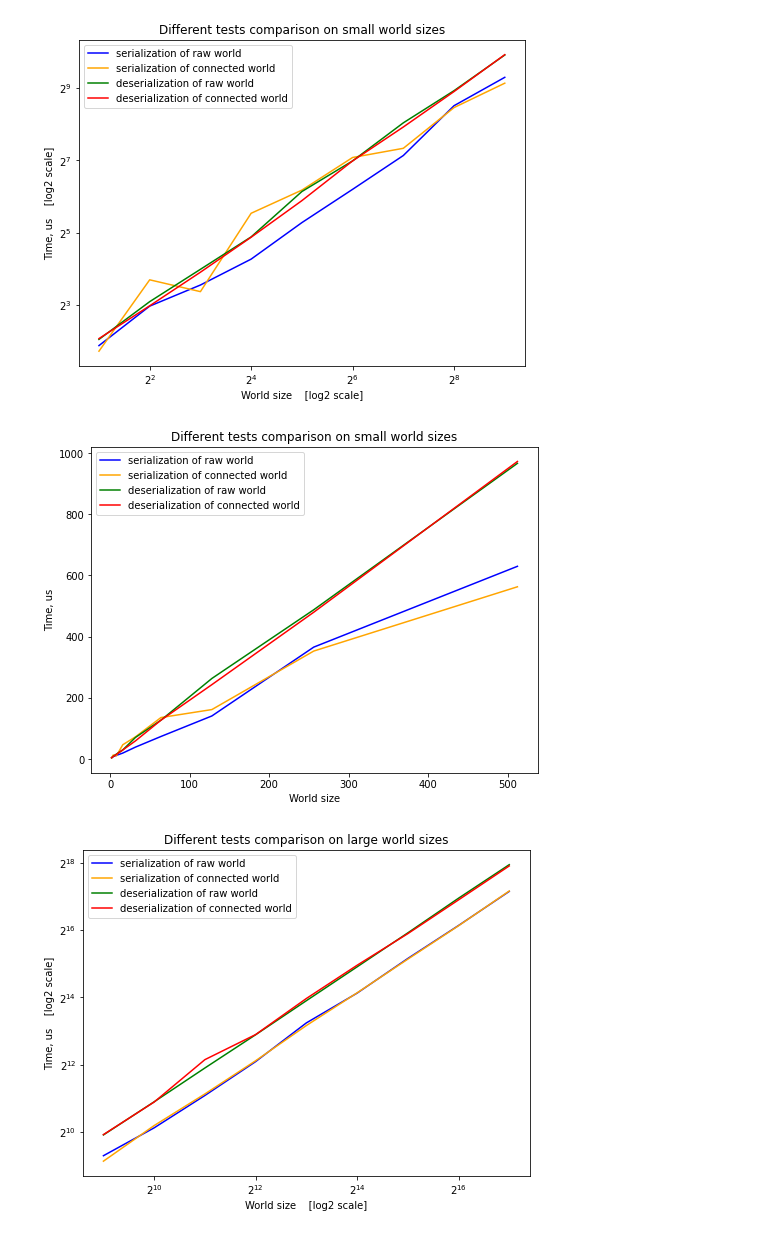
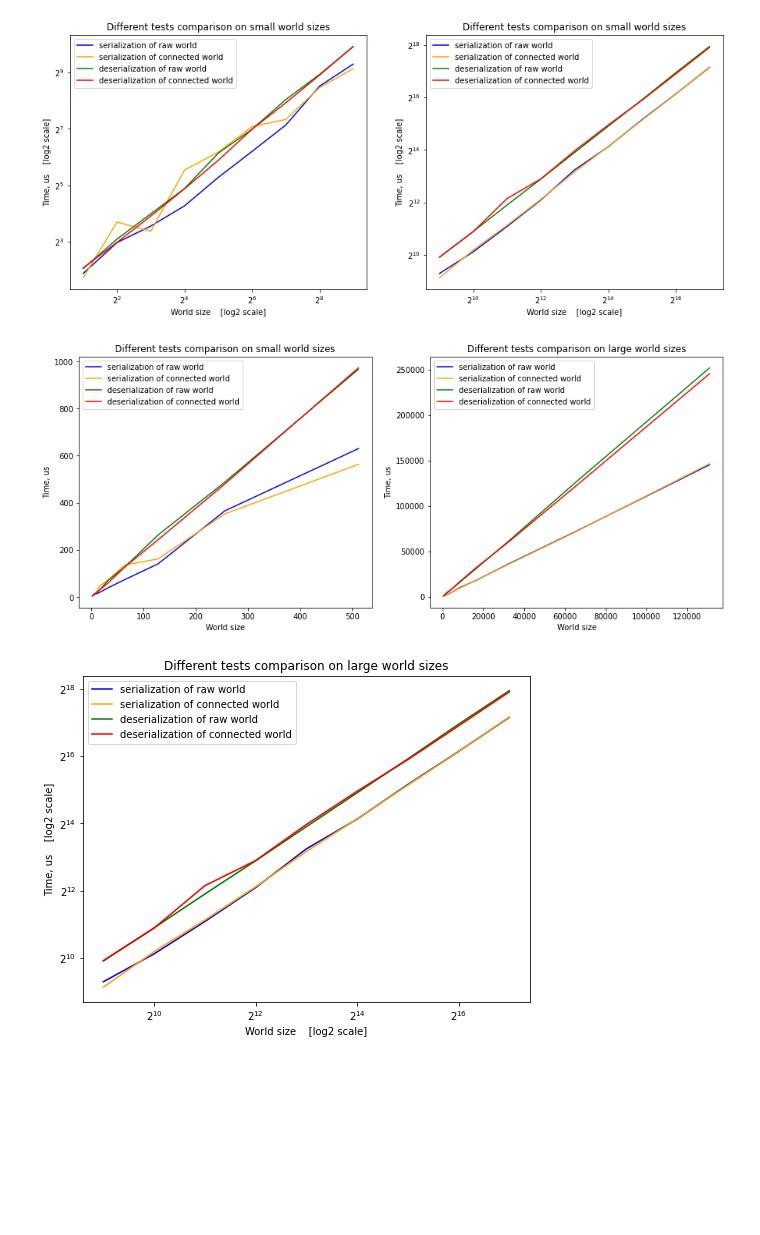
Before and after one commit to Astrarog/hse-serialization, a Jupyter notebook: report/visualization.ipynb, the cells around one changed output. Drawn from its saved outputs; the diff is of its cells as text; code cells hidden in the pictures; blank space fills up the shorter version.

Commit message:
restructured images with perfomances

```diff
--- a/report/visualization.ipynb
+++ b/report/visualization.ipynb
@@ -17,43 +17,77 @@ data = pd.read_csv("data.csv")
 # ms -> us
 data[["Mean time","Mean min","Mean max"]] = data[["Mean time","Mean min","Mean max"]].applymap(parse)
 # %%
+_, ax = plt.subplots(1,2, figsize=(15,6))
+
 sr_data = data[data["Test type"] == "SR"][:9]
 sc_data = data[data["Test type"] == "SC"][:9]
 dr_data = data[data["Test type"] == "DR"][:9]
 dc_data = data[data["Test type"] == "DC"][:9]
 x = data[data["Test type"] == "SR"]["World size"][:9]
 
-_, ax = plt.subplots(1, figsize=(8,6))
-ax.loglog(x,sr_data["Mean time"], color='blue', label='serialization of raw world', base=2)
-ax.loglog(x,sc_data["Mean time"], color='orange', label='serialization of connected world', base=2)
-ax.loglog(x,dr_data["Mean time"], color='green', label='deserialization of raw world', base=2)
-ax.loglog(x,dc_data["Mean time"], color='red', label='deserialization of connected world', base=2)
-ax.legend()
-plt.title("Different tests comparison on small world sizes")
-plt.ylabel("Time, us    [log2 scale]")
-plt.xlabel("World size    [log2 scale]")
-plt.savefig("time_all_small_loglog.png")
+ax[0].loglog(x,sr_data["Mean time"], color='blue', label='serialization of raw world', base=2)
+ax[0].loglog(x,sc_data["Mean time"], color='orange', label='serialization of connected world', base=2)
+ax[0].loglog(x,dr_data["Mean time"], color='green', label='deserialization of raw world', base=2)
+ax[0].loglog(x,dc_data["Mean time"], color='red', label='deserialization of connected world', base=2)
+ax[0].title.set_text("Different tests comparison on small world sizes")
+
+
+sr_data = data[data["Test type"] == "SR"][-9:]
+sc_data = data[data["Test type"] == "SC"][-9:]
+dr_data = data[data["Test type"] == "DR"][-9:]
+dc_data = data[data["Test type"] == "DC"][-9:]
+x = data[data["Test type"] == "SR"]["World size"][-9:]
+
+ax[1].loglog(x,sr_data["Mean time"], color='blue', label='serialization of raw world', base=2)
+ax[1].loglog(x,sc_data["Mean time"], color='orange', label='serialization of connected world', base=2)
+ax[1].loglog(x,dr_data["Mean time"], color='green', label='deserialization of raw world', base=2)
+ax[1].loglog(x,dc_data["Mean time"], color='red', label='deserialization of connected world', base=2)
+ax[1].title.set_text("Different tests comparison on small world sizes")
+
+for a in ax:
+    a.set_xlabel("World size    [log2 scale]")
+    a.set_ylabel("Time, us    [log2 scale]")
+    a.legend()
+
+plt.savefig("time_all_loglog.png")
 # %% [output]
-[figure, old version]
+[figure, new version]
 # %%
+_, ax = plt.subplots(1,2, figsize=(15,6))
+
 sr_data = data[data["Test type"] == "SR"][:9]
 sc_data = data[data["Test type"] == "SC"][:9]
 dr_data = data[data["Test type"] == "DR"][:9]
 dc_data = data[data["Test type"] == "DC"][:9]
 x = data[data["Test type"] == "SR"]["World size"][:9]
 
-_, ax = plt.subplots(1, figsize=(8,6))
-ax.plot(x,sr_data["Mean time"], color='blue', label='serialization of raw world')
-ax.plot(x,sc_data["Mean time"], color='orange', label='serialization of connected world')
-ax.plot(x,dr_data["Mean time"], color='green', label='deserialization of raw world')
-ax.plot(x,dc_data["Mean time"], color='red', label='deserialization of connected world')
-ax.legend()
-plt.title("Different tests comparison on small world sizes")
-plt.ylabel("Time, us")
-plt.xlabel("World size")
-plt.savefig("time_all_small_plot.png")
+ax[0].plot(x,sr_data["Mean time"], color='blue', label='serialization of raw world')
+ax[0].plot(x,sc_data["Mean time"], color='orange', label='serialization of connected world')
+ax[0].plot(x,dr_data["Mean time"], color='green', label='deserialization of raw world')
+ax[0].plot(x,dc_data["Mean time"], color='red', label='deserialization of connected world')
+ax[0].title.set_text("Different tests comparison on small world sizes")
+
+
+sr_data = data[data["Test type"] == "SR"][-9:]
+sc_data = data[data["Test type"] == "SC"][-9:]
+dr_data = data[data["Test type"] == "DR"][-9:]
+dc_data = data[data["Test type"] == "DC"][-9:]
+x = data[data["Test type"] == "SR"]["World size"][-9:]
+
+ax[1].plot(x,sr_data["Mean time"], color='blue', label='serialization of raw world')
+ax[1].plot(x,sc_data["Mean time"], color='orange', label='serialization of connected world')
+ax[1].plot(x,dr_data["Mean time"], color='green', label='deserialization of raw world')
+ax[1].plot(x,dc_data["Mean time"], color='red', label='deserialization of connected world')
+ax[1].title.set_text("Different tests comparison on large world sizes")
+
+for a in ax:
+    a.set_xlabel("World size")
+    a.set_ylabel("Time, us")
+    a.legend()
+
+plt.savefig("time_all_plot.png")
 # %% [output]
-[figure, old version]
+[figure, new version]
 # %%
 sr_data = data[data["Test type"] == "SR"][-9:]
 sc_data = data[data["Test type"] == "SC"][-9:]
```
Also changed, not shown: 6 other files.
